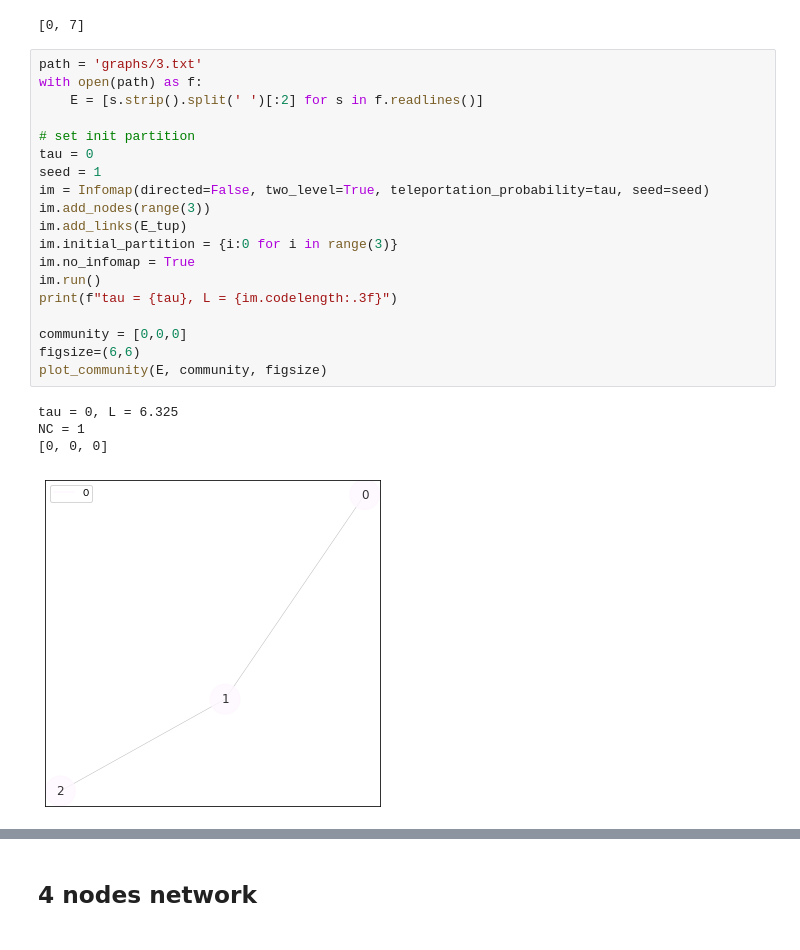
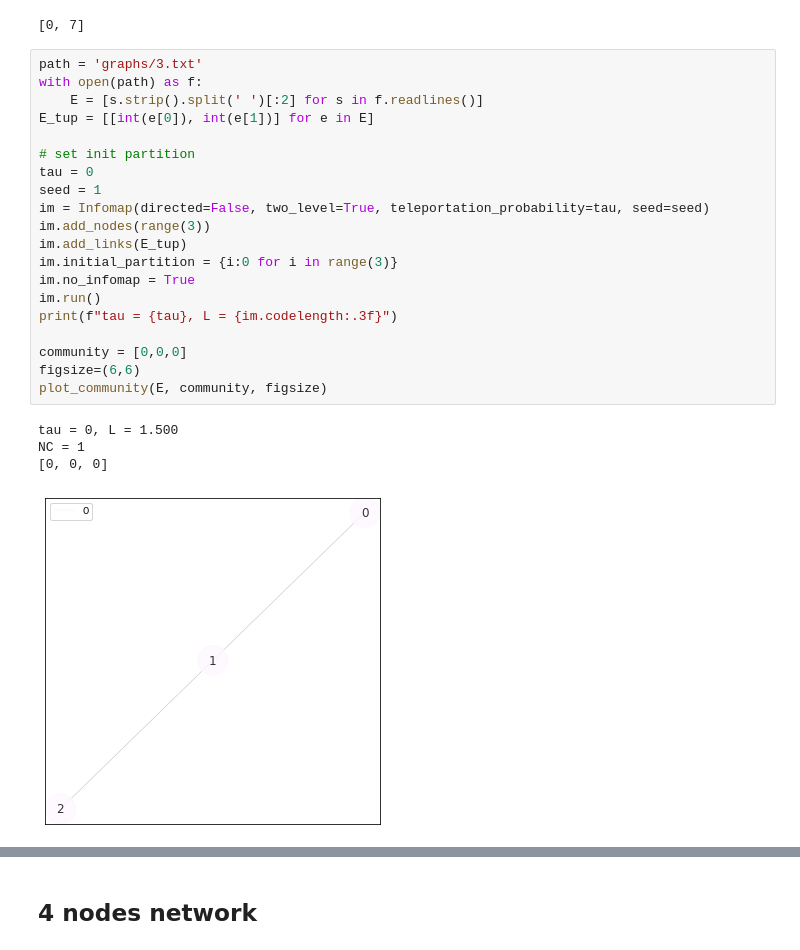
Before and after one commit to KeiNagayama/Infomap, a Jupyter notebook: draw_community.ipynb, the cells around one changed output, grey strips where cells are left out. Saved outputs shown, nothing was run; the diff lists cells and outputs as text.

```diff
--- a/draw_community.ipynb
+++ b/draw_community.ipynb
@@ -70,24 +71,25 @@ list(map(stoi, lst))
 # %%
 path = 'graphs/3.txt'
 with open(path) as f:
     E = [s.strip().split(' ')[:2] for s in f.readlines()]
+E_tup = [[int(e[0]), int(e[1])] for e in E]
 
 # set init partition
 tau = 0
 seed = 1
 im = Infomap(directed=False, two_level=True, teleportation_probability=tau, seed=seed)
 im.add_nodes(range(3))
 im.add_links(E_tup)
 im.initial_partition = {i:0 for i in range(3)}
 im.no_infomap = True
 im.run()
 print(f"tau = {tau}, L = {im.codelength:.3f}")
 
 community = [0,0,0]
 figsize=(6,6)
 plot_community(E, community, figsize)
 # %% [output]
-tau = 0, L = 6.325
+tau = 0, L = 1.500
 NC = 1
 [0, 0, 0]
-[figure, old version]
+[figure, new version]
```
Also changed, not shown: parts of 4 cells of this notebook, 1 other file.
